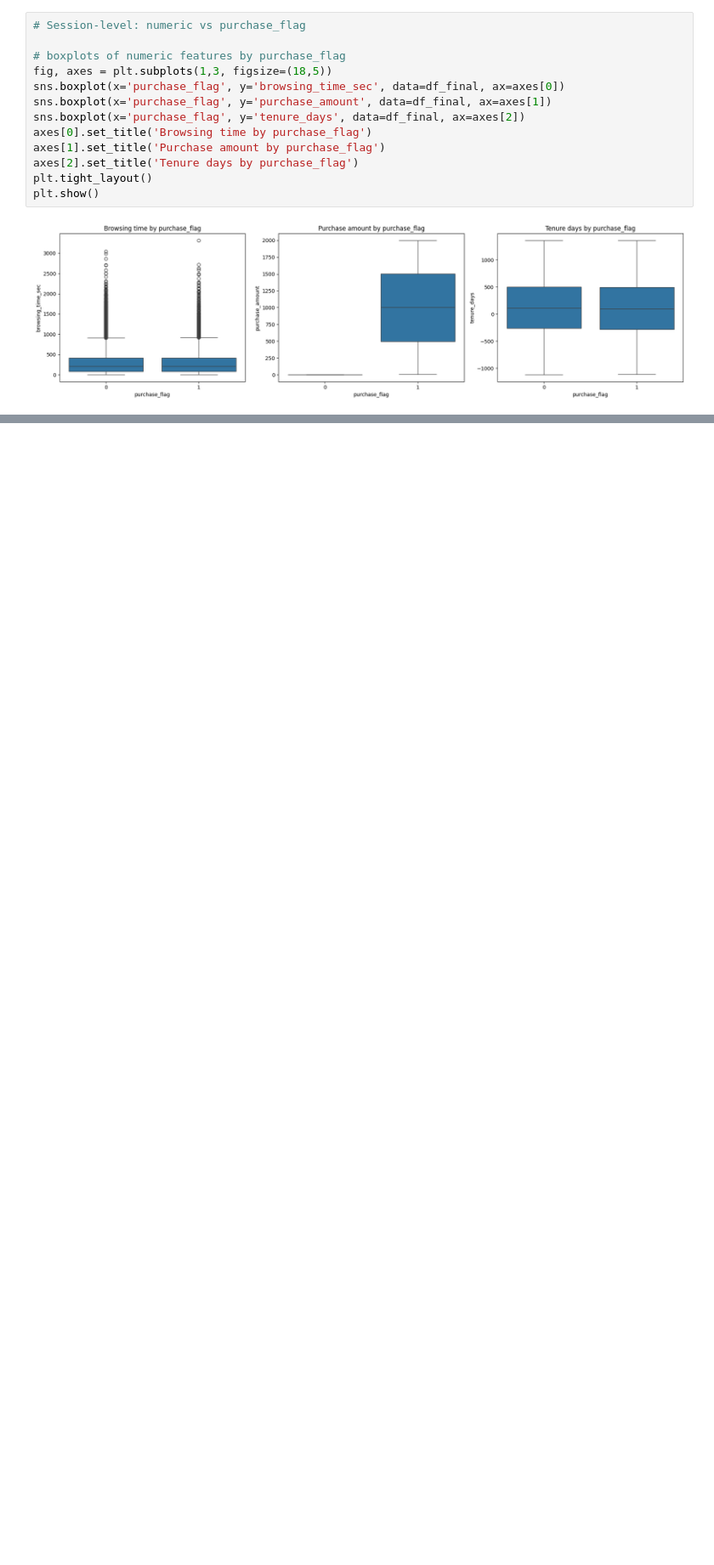
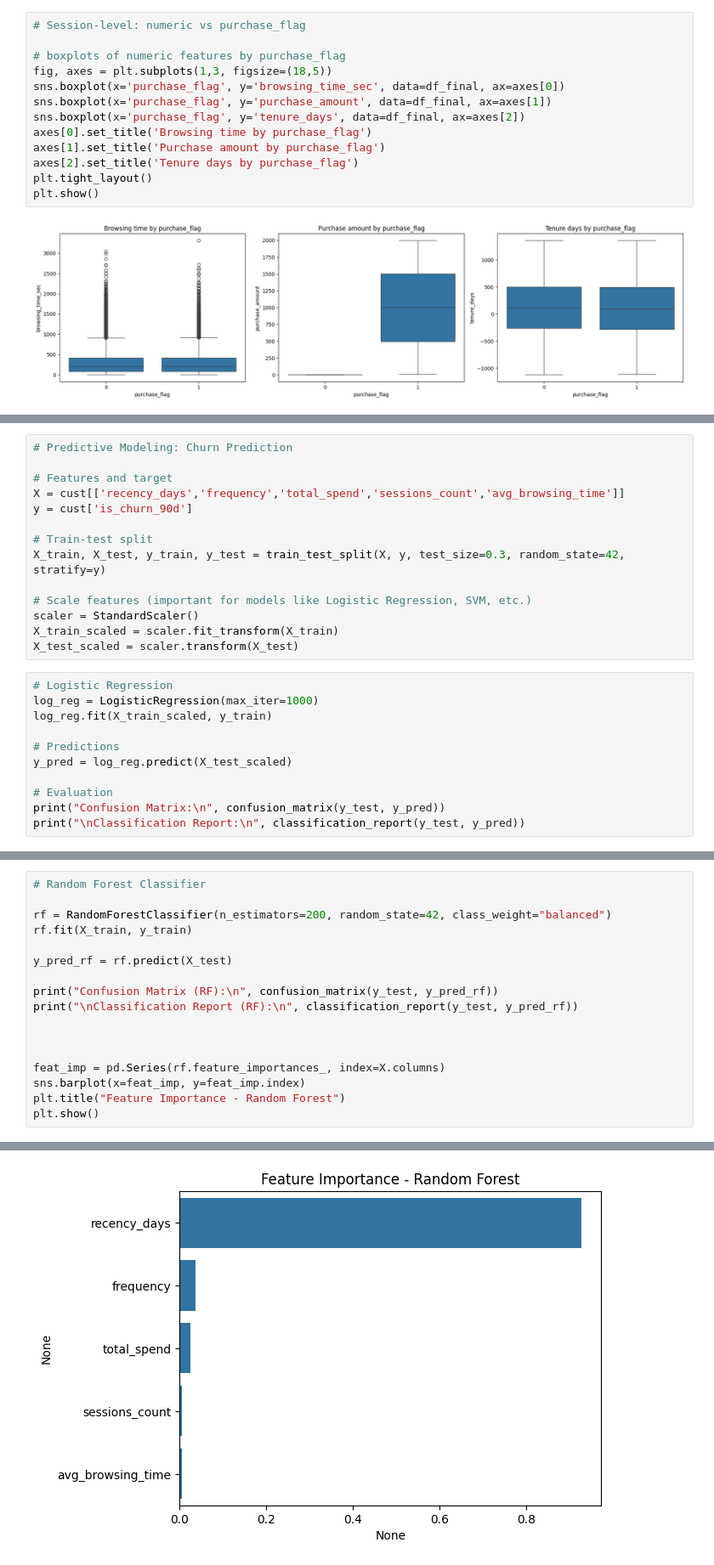
Before and after one commit to EfyaDufie2020/Analyzing-Customer-Behavior-for-E-commerce-Insights, a Jupyter notebook: E-commerce.ipynb, the cells around one changed output, grey strips where cells are left out. Shown at 85% size. Saved outputs shown, nothing was run; the diff lists cells and outputs as text; blank space fills up the shorter version.

```diff
--- a/E-commerce.ipynb
+++ b/E-commerce.ipynb
@@ -849,0 +1006,25 @@ Tuesday       7158       2104   0.293937
+# %%
+# Predictive Modeling: Churn Prediction
+
+# Features and target
+X = cust[['recency_days','frequency','total_spend','sessions_count','avg_browsing_time']]
+y = cust['is_churn_90d']
+
+# Train-test split
+X_train, X_test, y_train, y_test = train_test_split(X, y, test_size=0.3, random_state=42, stratify=y)
+
+# Scale features (important for models like Logistic Regression, SVM, etc.)
+scaler = StandardScaler()
+X_train_scaled = scaler.fit_transform(X_train)
+X_test_scaled = scaler.transform(X_test)
+# %%
+# Logistic Regression
+log_reg = LogisticRegression(max_iter=1000)
+log_reg.fit(X_train_scaled, y_train)
+
+# Predictions
+y_pred = log_reg.predict(X_test_scaled)
+
+# Evaluation
+print("Confusion Matrix:\n", confusion_matrix(y_test, y_pred))
+print("\nClassification Report:\n", classification_report(y_test, y_pred))
@@ -849,0 +1072,18 @@ Tuesday       7158       2104   0.293937
+# %%
+# Random Forest Classifier
+
+rf = RandomForestClassifier(n_estimators=200, random_state=42, class_weight="balanced")
+rf.fit(X_train, y_train)
+
+y_pred_rf = rf.predict(X_test)
+
+print("Confusion Matrix (RF):\n", confusion_matrix(y_test, y_pred_rf))
+print("\nClassification Report (RF):\n", classification_report(y_test, y_pred_rf))
+
+
+
+feat_imp = pd.Series(rf.feature_importances_, index=X.columns)
+sns.barplot(x=feat_imp, y=feat_imp.index)
+plt.title("Feature Importance - Random Forest")
+plt.show()
+# %% [output]
@@ -849,0 +1103 @@ Tuesday       7158       2104   0.293937
+[figure, added]
```
Also changed, not shown: parts of 30 cells of this notebook, 2 other files.
